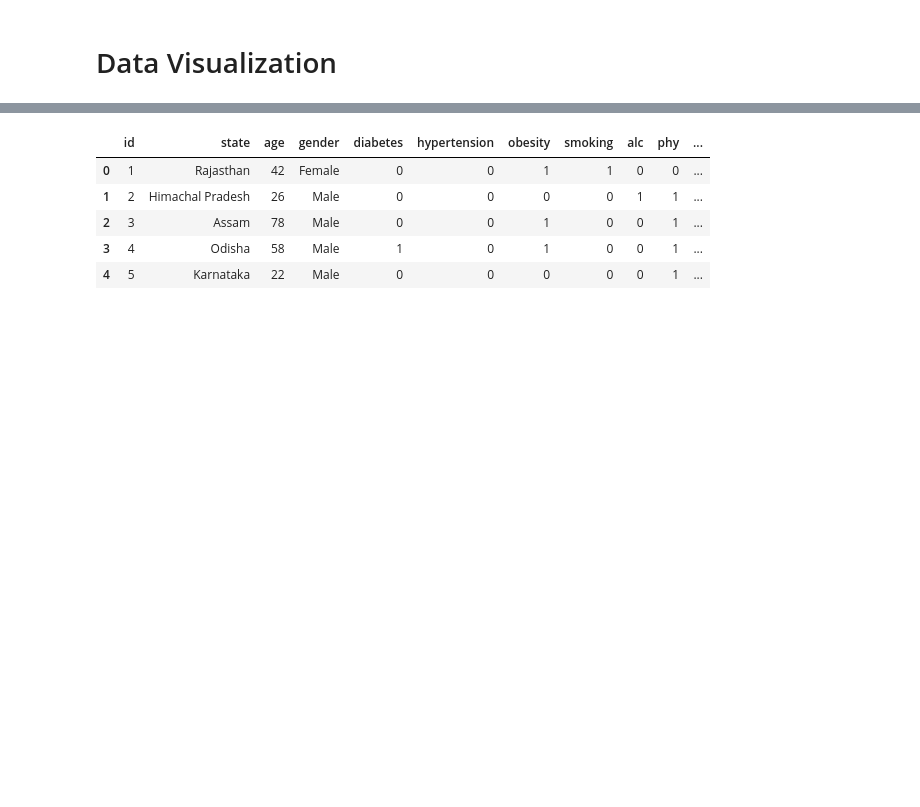
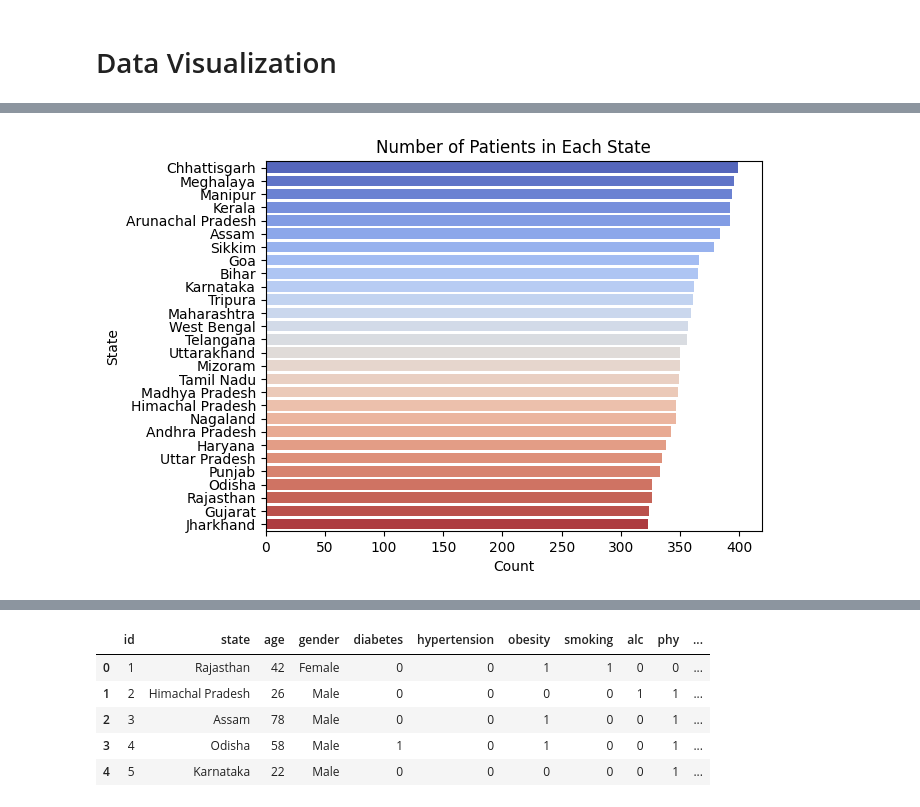
Before and after one commit to riya03sh/HeartBuddy, a Jupyter notebook: code.ipynb, the cells around one changed output, grey strips where cells are left out. Cells and saved outputs as stored; diff of their text form; code cells hidden in the pictures; blank space fills up the shorter version.

```diff
--- a/code.ipynb
+++ b/code.ipynb
@@ -189,7 +191,9 @@ df.head()
 # %%
-# sn.countplot(data=df, y='state', order=df['state'].value_counts().index, palette="coolwarm")
-# plt.title('Number of Patients in Each State')
-# plt.xlabel('Count')
-# plt.ylabel('State')
-# plt.show()
+sn.countplot(data=df, y='state', order=df['state'].value_counts().index, palette="coolwarm")
+plt.title('Number of Patients in Each State')
+plt.xlabel('Count')
+plt.ylabel('State')
+plt.show()
+# %% [output]
+[figure, added]
 # %%
```
Also changed, not shown: parts of 29 cells of this notebook.
